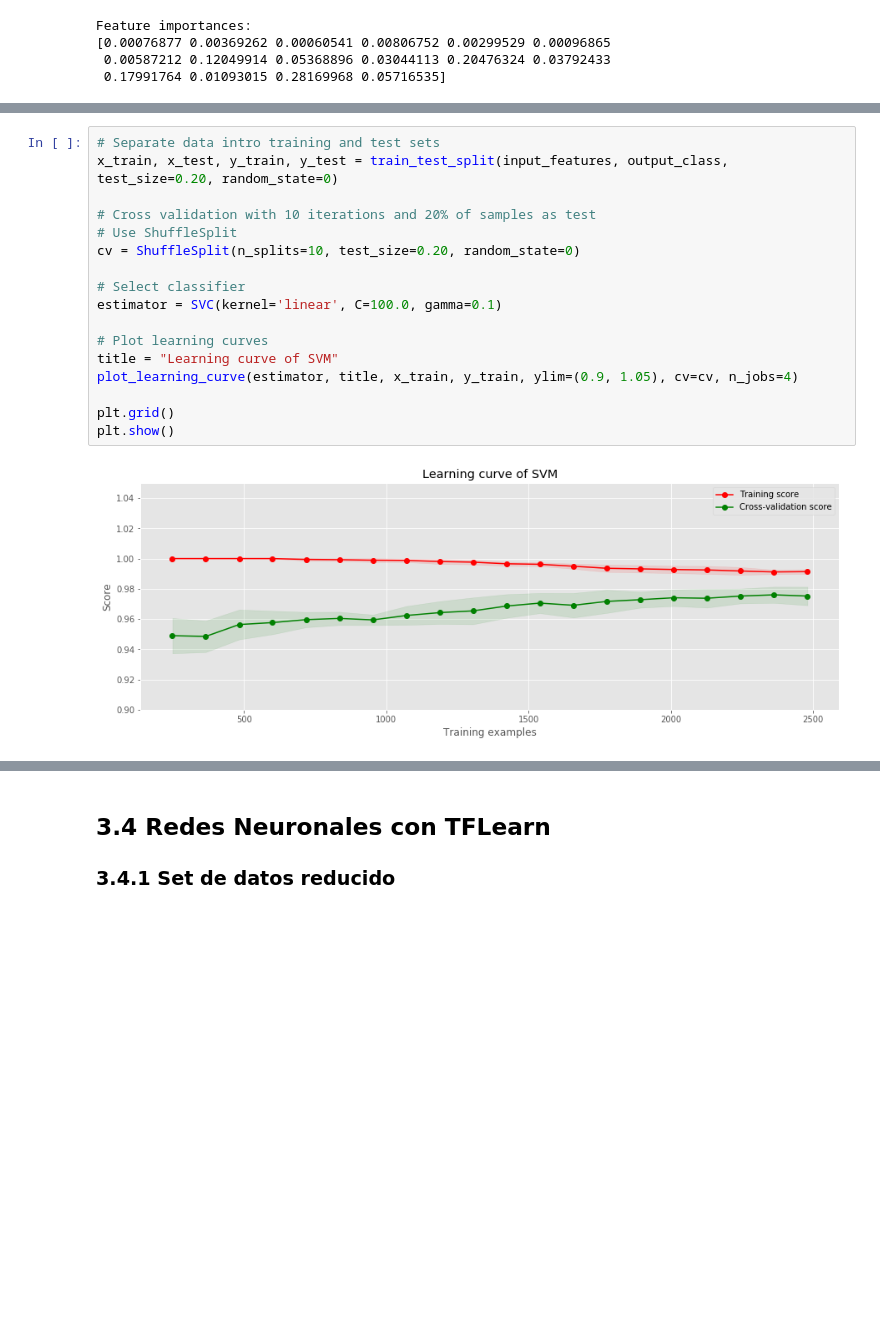
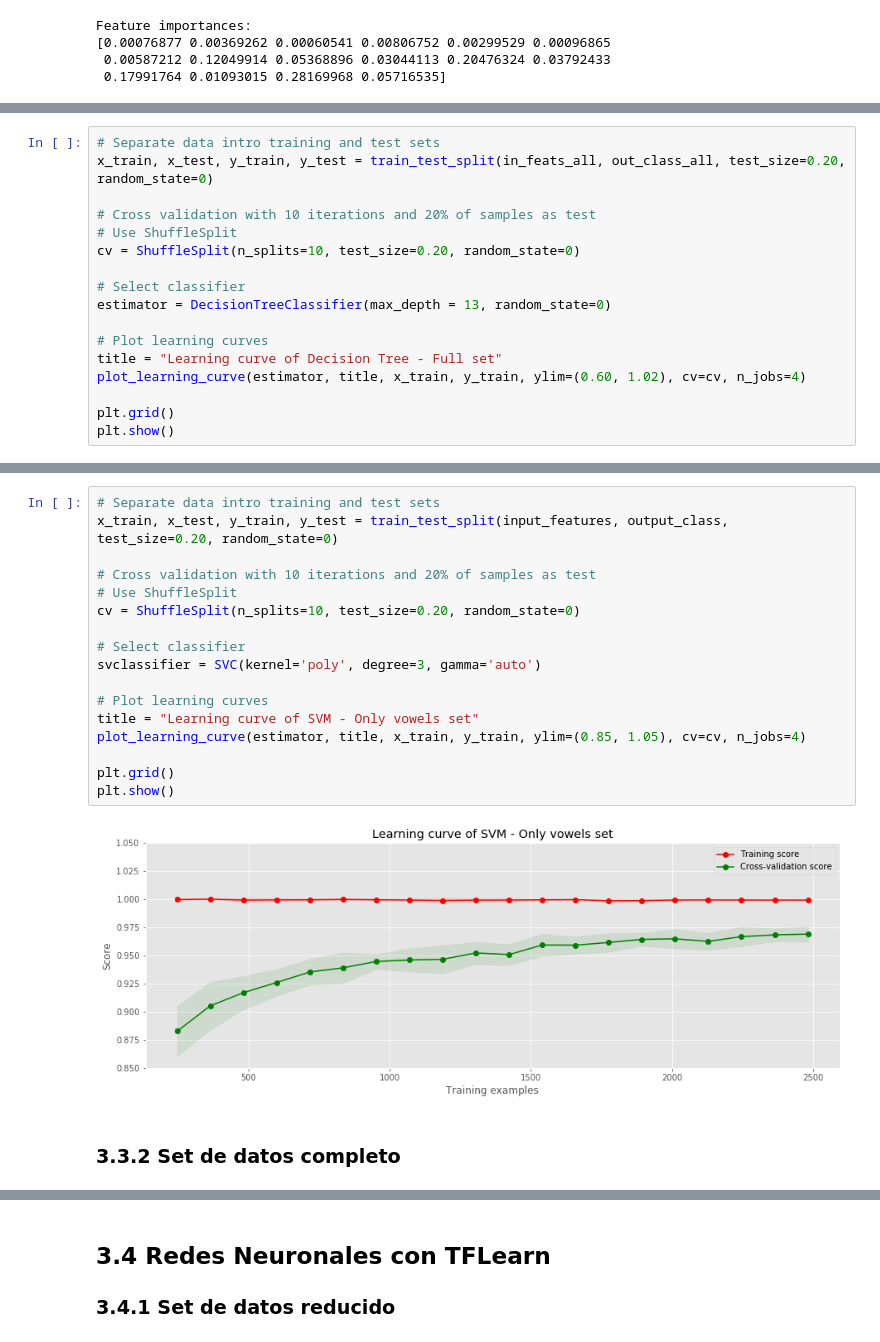
Before and after one commit to dkohkemper/pattern_recognition, a Jupyter notebook: proyecto_final/proyecto_final.ipynb, the cells around one changed output, grey strips where cells are left out. Drawn from its saved outputs; the diff is of its cells as text; blank space fills up the shorter version.

Commit message:
Added full test to kNN, DT and SVM

```diff
--- a/proyecto_final/proyecto_final.ipynb
+++ b/proyecto_final/proyecto_final.ipynb
@@ -571,0 +599,17 @@ plt.show()
+# %%
+# Separate data intro training and test sets
+x_train, x_test, y_train, y_test = train_test_split(in_feats_all, out_class_all, test_size=0.20, random_state=0)
+
+# Cross validation with 10 iterations and 20% of samples as test
+# Use ShuffleSplit
+cv = ShuffleSplit(n_splits=10, test_size=0.20, random_state=0)
+
+# Select classifier
+estimator = DecisionTreeClassifier(max_depth = 13, random_state=0)
+
+# Plot learning curves
+title = "Learning curve of Decision Tree - Full set"
+plot_learning_curve(estimator, title, x_train, y_train, ylim=(0.60, 1.02), cv=cv, n_jobs=4)
+
+plt.grid()
+plt.show()
@@ -611,19 +662,21 @@ Accuracy: 0.9948453608247423
 # %%
 # Separate data intro training and test sets
 x_train, x_test, y_train, y_test = train_test_split(input_features, output_class, test_size=0.20, random_state=0)
 
 # Cross validation with 10 iterations and 20% of samples as test
 # Use ShuffleSplit
 cv = ShuffleSplit(n_splits=10, test_size=0.20, random_state=0)
 
 # Select classifier
-estimator = SVC(kernel='linear', C=100.0, gamma=0.1)
+svclassifier = SVC(kernel='poly', degree=3, gamma='auto')
 
 # Plot learning curves
-title = "Learning curve of SVM"
-plot_learning_curve(estimator, title, x_train, y_train, ylim=(0.9, 1.05), cv=cv, n_jobs=4)
+title = "Learning curve of SVM - Only vowels set"
+plot_learning_curve(estimator, title, x_train, y_train, ylim=(0.85, 1.05), cv=cv, n_jobs=4)
 
 plt.grid()
 plt.show()
 # %% [output]
-[figure, old version]
+[figure, new version]
+# %% [markdown]
+### 3.3.2 Set de datos completo
```
Also changed, not shown: parts of 20 cells of this notebook.
